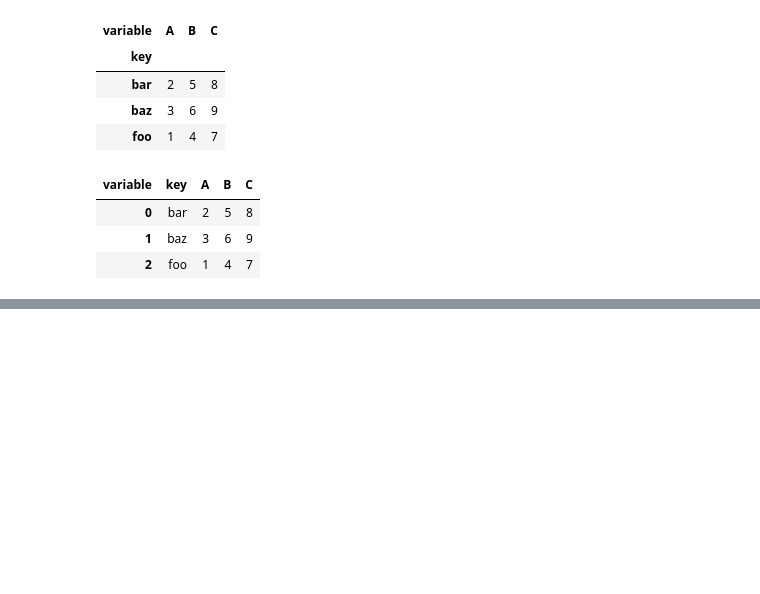
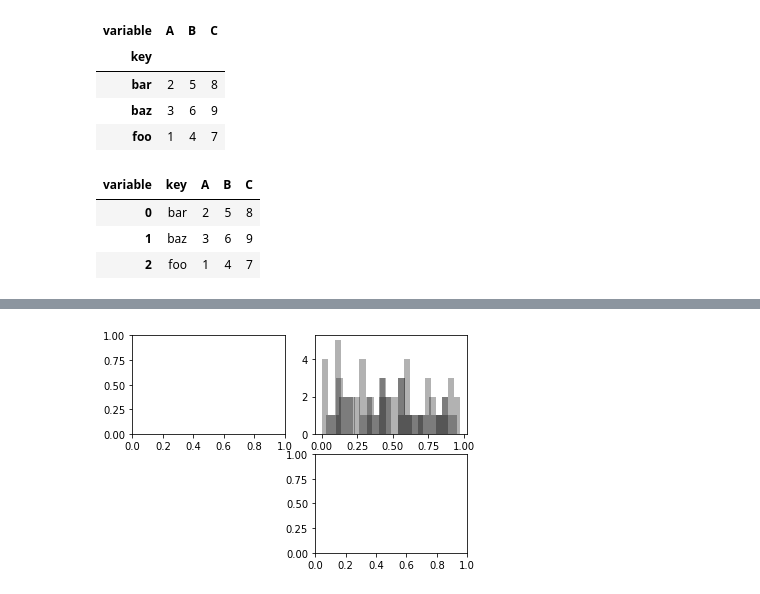
Before and after one commit to Denis04-M/data-wrangling-practise, a Jupyter notebook: practice.ipynb, the cells around one changed output, grey strips where cells are left out. Saved outputs shown, nothing was run; the diff lists cells and outputs as text; code cells hidden in the pictures; blank space fills up the shorter version.

```diff
--- a/practice.ipynb
+++ b/practice.ipynb
@@ -792,0 +807,5 @@ melted.pivot('key', 'variable', 'value').reset_index()
+# %%
+fig2.hist(np.random.rand(30), bins=20, color='k', alpha=0.3)
+fig
+# %% [output]
+[figure, added]
```
Also changed, not shown: parts of 10 cells of this notebook.
